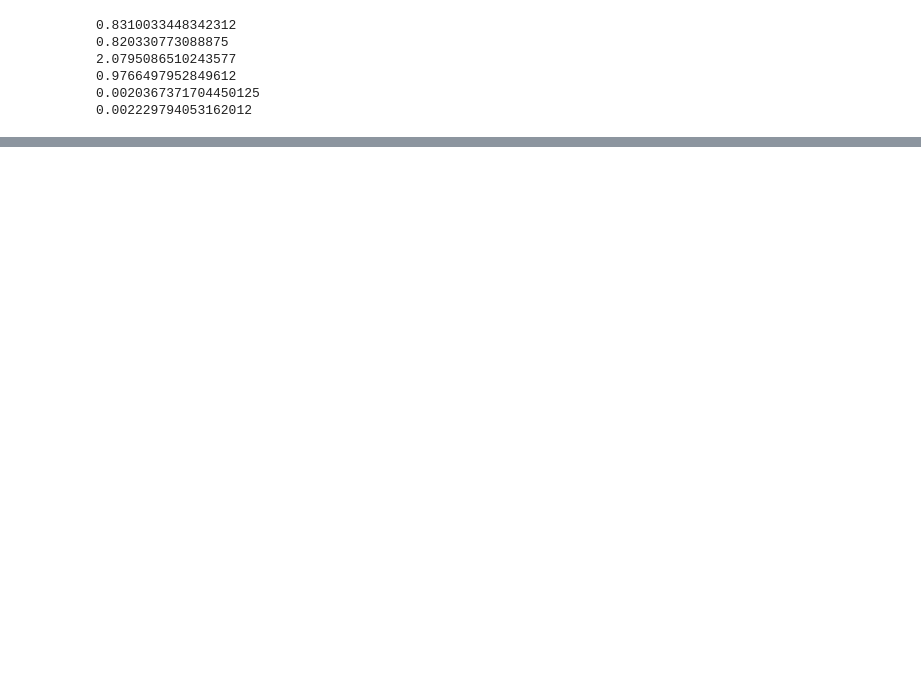
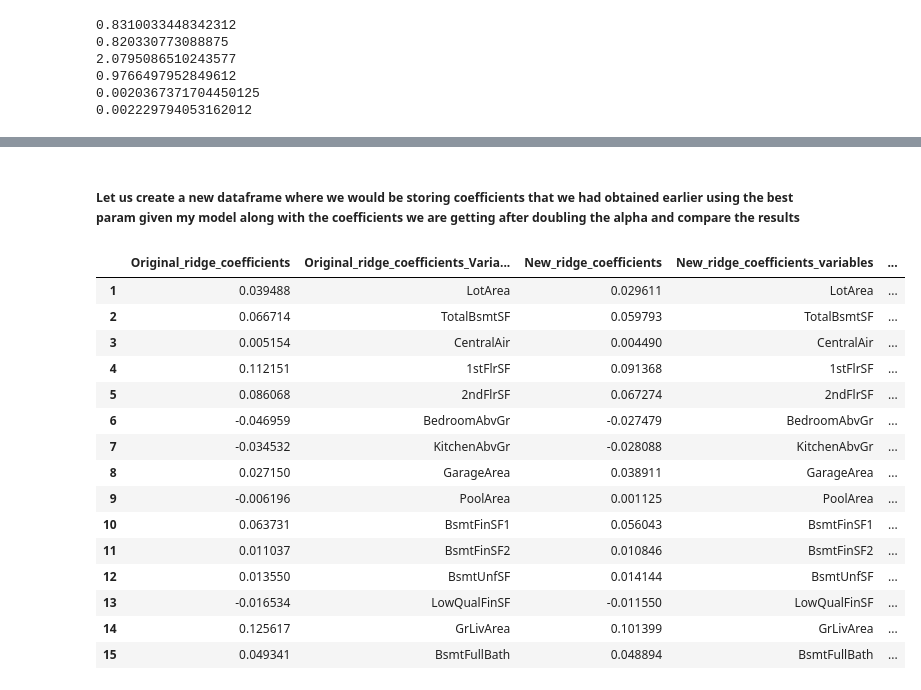
Before and after one commit to rasikasonar/AdvancedRegressionAssignment, a Jupyter notebook: AdvancedRegressionAssignment.ipynb, the cells around one changed output, grey strips where cells are left out. Drawn from its saved outputs; the diff is of its cells as text; code cells hidden in the pictures; blank space fills up the shorter version.

```diff
--- a/AdvancedRegressionAssignment.ipynb
+++ b/AdvancedRegressionAssignment.ipynb
@@ -14,6 +14,8 @@ from datetime import datetime
 
 import warnings
 warnings.filterwarnings("ignore")
+pd.options.display.max_columns=300
+pd.options.display.max_rows=300
 # %% [markdown]
 # Data Understanding and Exploration
 # %%
@@ -605,0 +577,9 @@ mse
+# %%
+lambda_for_ridge = 6.0
+lambda_for_lasso = 0.0002
+# %%
+new_ridge_model = Ridge(alpha=lambda_for_ridge)
+new_lasso_model = Lasso(alpha=lambda_for_lasso)
+
+new_ridge_model.fit(X_train, y_train)
+new_lasso_model.fit(X_train, y_train)
@@ -605,0 +687,32 @@ mse
+# %% [markdown]
+##### Let us create a new dataframe where we would be storing coefficients that we had obtained earlier using the best param given my model  along with the coefficients we are getting after doubling the alpha and compare the results
+# %%
+final_dataframe = pd.DataFrame(index=np.arange(1,len(new_ridge_model.coef_)))
+df1 = pd.DataFrame(ridge.coef_, columns=["Original_ridge_coefficients"])
+df2 = pd.DataFrame(ridge.feature_names_in_, columns=["Original_ridge_coefficients_Variables"])
+df3 = pd.DataFrame(new_ridge_model.coef_, columns=["New_ridge_coefficients"])
+df4 = pd.DataFrame(new_ridge_model.feature_names_in_, columns=["New_ridge_coefficients_variables"])
+df5 = pd.DataFrame(lasso.coef_, columns=["Original_lasso_coefficients"])
+df6 = pd.DataFrame(lasso.feature_names_in_,columns=["Original_lasso_coefficients_variables"])
+df7 = pd.DataFrame(new_lasso_model.coef_, columns=["New_lasso_coefficients"])
+df8 = pd.DataFrame(new_lasso_model.feature_names_in_, columns=["New_lasso_coefficients_variables"])
+final_dataframe = pd.concat([final_dataframe,df1,df2,df3,df4,df5,df6,df7,df8],axis=1)
+# %%
+final_dataframe.head(15)
+# %% [output]
+|  | Original_ridge_coefficients | Original_ridge_coefficients_Varia... | New_ridge_coefficients | New_ridge_coefficients_variables | ... |
+| 1 | 0.039488 | LotArea | 0.029611 | LotArea | ... |
+| 2 | 0.066714 | TotalBsmtSF | 0.059793 | TotalBsmtSF | ... |
+| 3 | 0.005154 | CentralAir | 0.004490 | CentralAir | ... |
+| 4 | 0.112151 | 1stFlrSF | 0.091368 | 1stFlrSF | ... |
+| 5 | 0.086068 | 2ndFlrSF | 0.067274 | 2ndFlrSF | ... |
+| 6 | -0.046959 | BedroomAbvGr | -0.027479 | BedroomAbvGr | ... |
+| 7 | -0.034532 | KitchenAbvGr | -0.028088 | KitchenAbvGr | ... |
+| 8 | 0.027150 | GarageArea | 0.038911 | GarageArea | ... |
+| 9 | -0.006196 | PoolArea | 0.001125 | PoolArea | ... |
+| 10 | 0.063731 | BsmtFinSF1 | 0.056043 | BsmtFinSF1 | ... |
+| 11 | 0.011037 | BsmtFinSF2 | 0.010846 | BsmtFinSF2 | ... |
+| 12 | 0.013550 | BsmtUnfSF | 0.014144 | BsmtUnfSF | ... |
+| 13 | -0.016534 | LowQualFinSF | -0.011550 | LowQualFinSF | ... |
+| 14 | 0.125617 | GrLivArea | 0.101399 | GrLivArea | ... |
+| 15 | 0.049341 | BsmtFullBath | 0.048894 | BsmtFullBath | ... |
```
Also changed, not shown: parts of 76 cells of this notebook.
